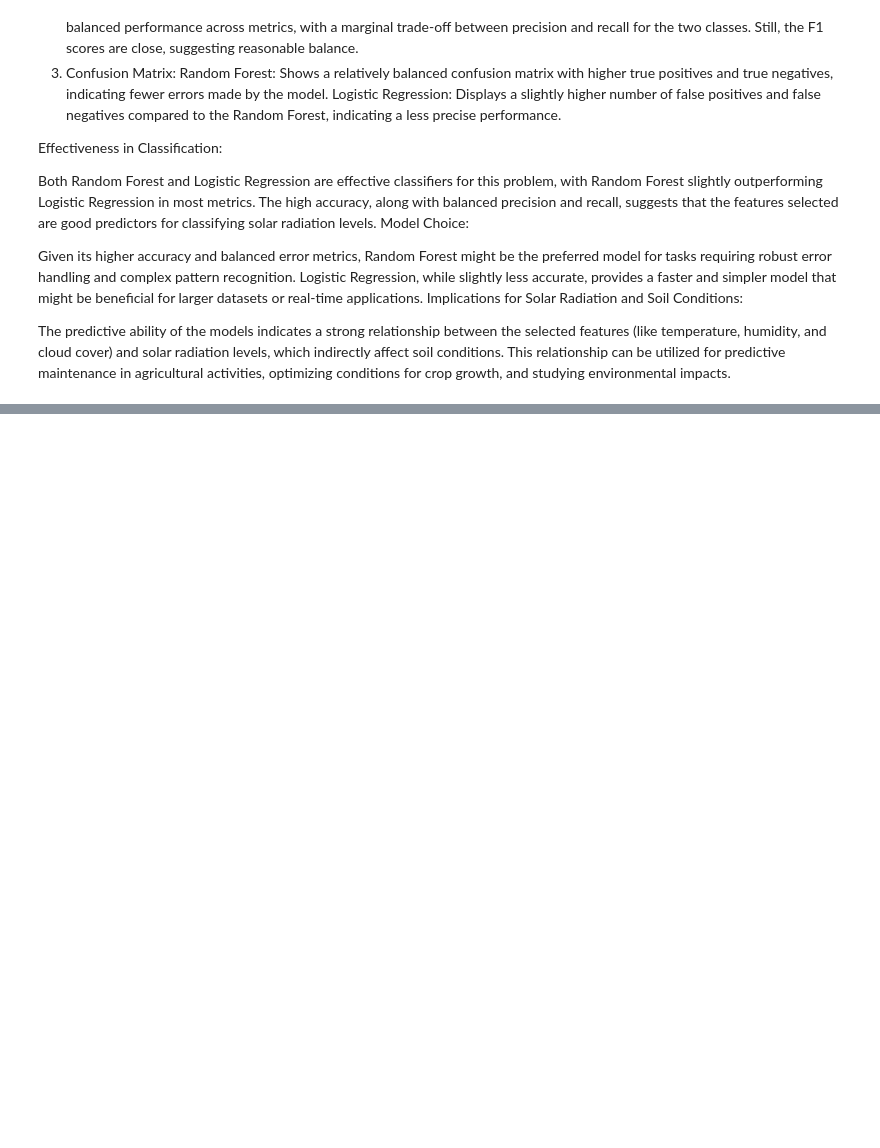
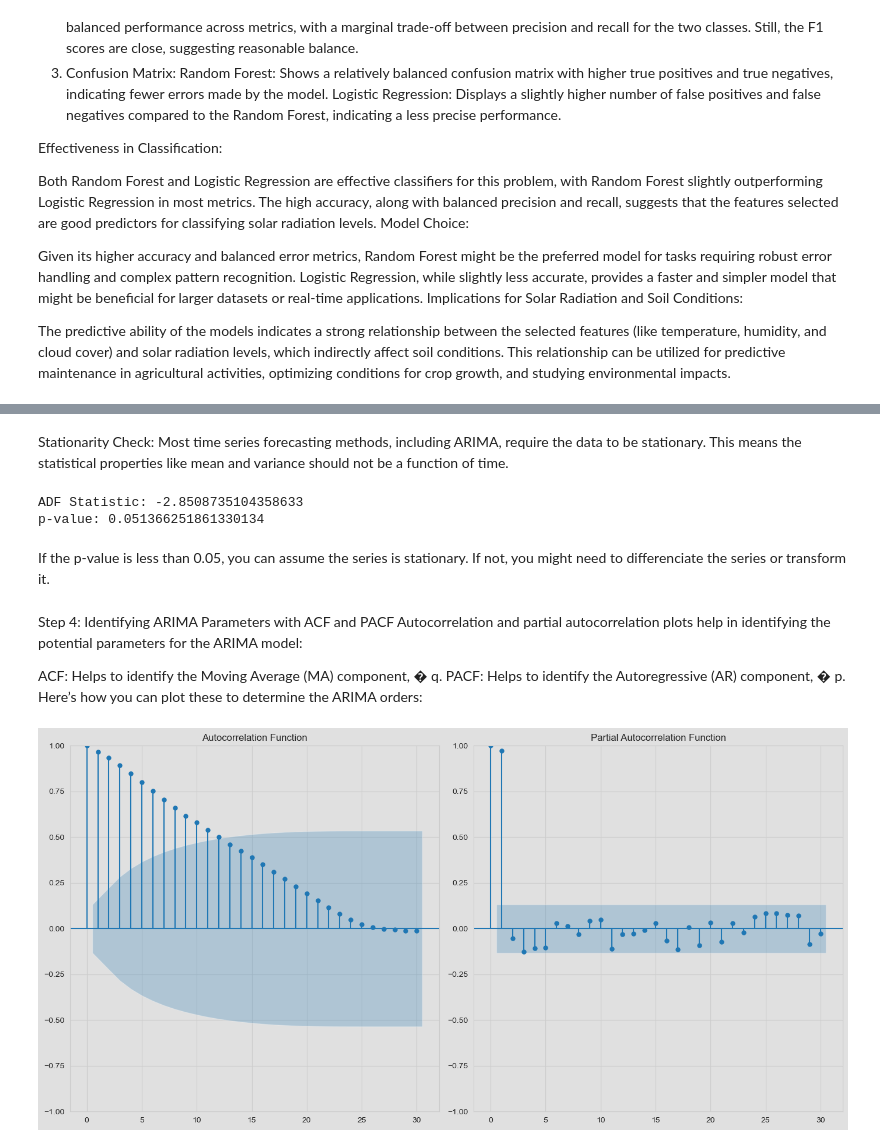
Before and after one commit to zy236yuz5/DSAN-5550-PROJECT-zy236, a Jupyter notebook: code/Project.ipynb, the cells around one changed output, grey strips where cells are left out. Drawn from its saved outputs; the diff is of its cells as text; code cells hidden in the pictures; blank space fills up the shorter version.

```diff
--- a/code/Project.ipynb
+++ b/code/Project.ipynb
@@ -609,0 +675,44 @@ print(f"Estimated CO2 emissions for training: {emissions} kg")
+# %% [markdown]
+Stationarity Check:
+Most time series forecasting methods, including ARIMA, require the data to be stationary. This means the statistical properties like mean and variance should not be a function of time.
+# %%
+from statsmodels.tsa.stattools import adfuller
+
+result = adfuller(df['IY111'])
+print('ADF Statistic:', result[0])
+print('p-value:', result[1])
+# %% [output]
+ADF Statistic: -2.8508735104358633
+p-value: 0.051366251861330134
+# %% [markdown]
+If the p-value is less than 0.05, you can assume the series is stationary. If not, you might need to differenciate the series or transform it.
+# %% [markdown]
+Step 4: Identifying ARIMA Parameters with ACF and PACF
+Autocorrelation and partial autocorrelation plots help in identifying the potential parameters for the ARIMA model:
+
+ACF: Helps to identify the Moving Average (MA) component,
+�
+q.
+PACF: Helps to identify the Autoregressive (AR) component,
+�
+p.
+Here’s how you can plot these to determine the ARIMA orders:
+# %%
+import matplotlib.pyplot as plt
+from statsmodels.graphics.tsaplots import plot_acf, plot_pacf
+
+# Plotting ACF
+plt.figure(figsize=(14, 7))
+plt.subplot(121)
+plot_acf(df['IY111'], ax=plt.gca(), lags=30)
+plt.title('Autocorrelation Function')
+
+# Plotting PACF
+plt.subplot(122)
+plot_pacf(df['IY111'], ax=plt.gca(), lags=30)
+plt.title('Partial Autocorrelation Function')
+
+plt.tight_layout()
+plt.show()
+# %% [output]
+[figure, added]
```
Also changed, not shown: parts of 36 cells of this notebook, 10 other files.
